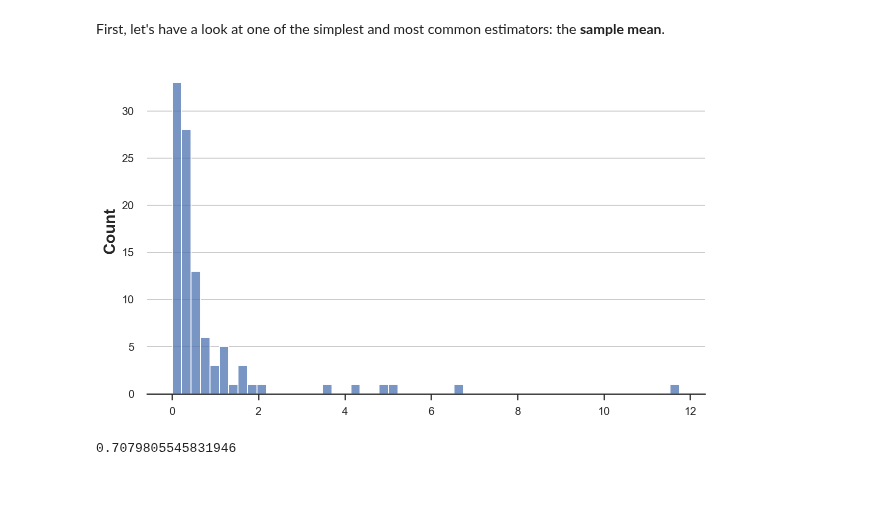
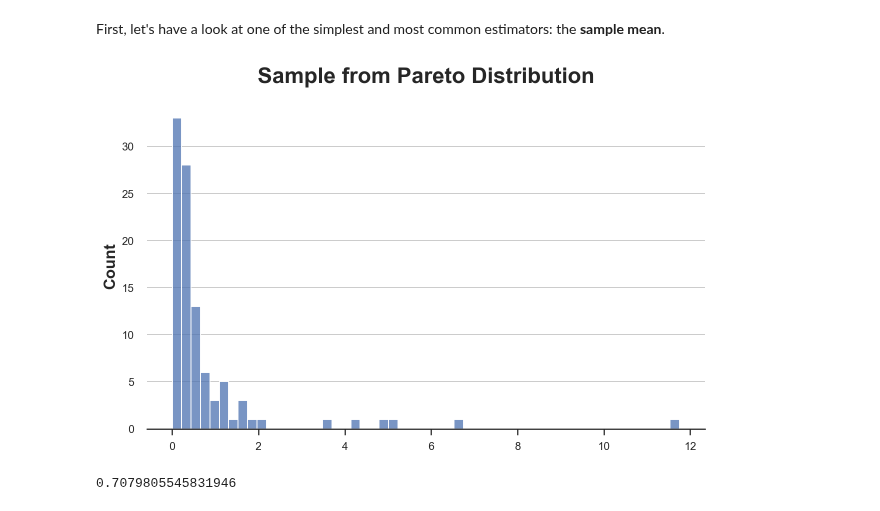
Before and after one commit to matteocourthoud/Blog-Posts, a Jupyter notebook: notebooks/bayes_boot.ipynb, the cells around one changed output. Cells and saved outputs as stored; diff of their text form; code cells hidden in the pictures.

```diff
--- a/notebooks/bayes_boot.ipynb
+++ b/notebooks/bayes_boot.ipynb
@@ -115,9 +124,9 @@ First, let's have a look at one of the simplest and most common estimators: the
 # %%
 np.random.seed(2)
 X = pd.Series(np.random.pareto(2, 100))
-sns.histplot(X);
+sns.histplot(X).set(title='Sample from Pareto Distribution');
 # %% [output]
-[figure, old version]
+[figure, new version]
 # %%
 def classic_boot(df, estimator, seed=1):
     df_boot = df.sample(n=len(df), replace=True, random_state=seed)
```
Also changed, not shown: parts of 14 cells of this notebook, 1 other file.
